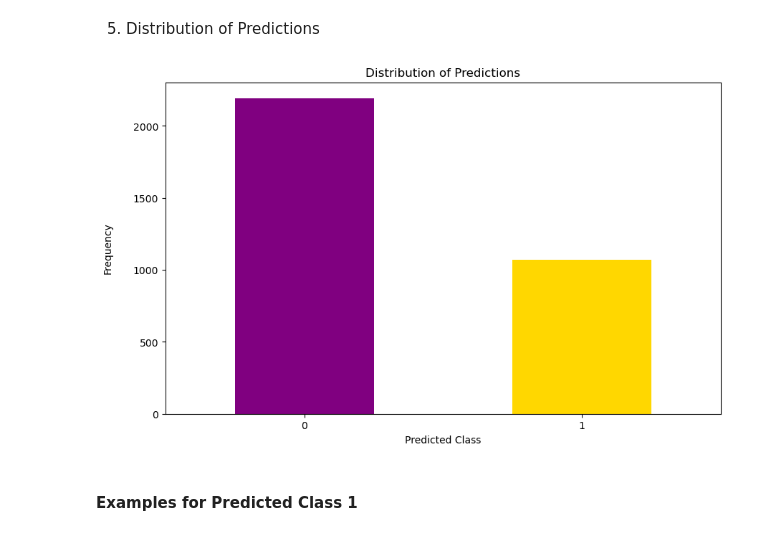
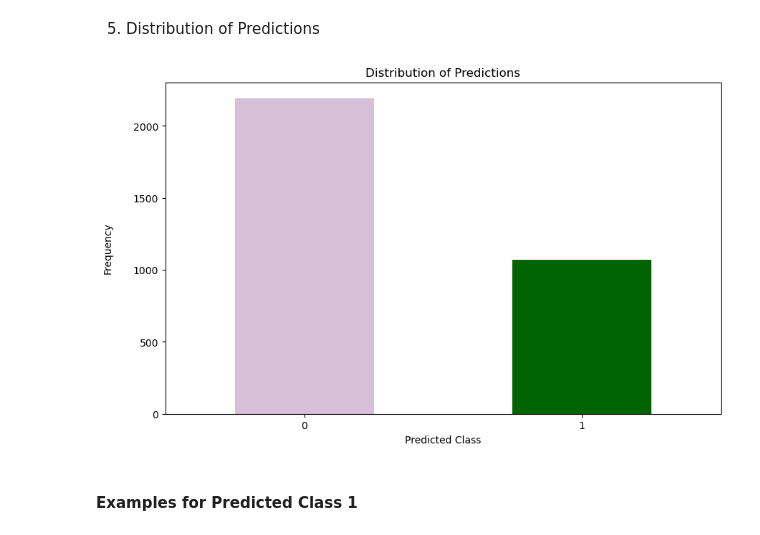
Before and after one commit to FHorwege/NLP_Disaster_Tweets, a Jupyter notebook: src/visualization/visualisations.ipynb, the cells around one changed output. Saved outputs shown, nothing was run; the diff lists cells and outputs as text; code cells hidden in the pictures.

```diff
--- a/src/visualization/visualisations.ipynb
+++ b/src/visualization/visualisations.ipynb
@@ -165,18 +156,18 @@ plt.show()
 # %%
 # Load the predictions
 predictions_df = pd.read_csv('/Users/oyabazer/Documents/Uni/Data Science in Practice/NLP_Disaster_Tweets/docs/predictions.csv')
-colors = ['purple', 'gold']
+colors = ['thistle', 'darkgreen']
 
 # Plot the distribution of predictions
 plt.figure(figsize=(10, 6))
 predictions_df['predictions'].value_counts().plot(kind='bar', color=colors)
 plt.xlabel('Predicted Class')
 plt.ylabel('Frequency', labelpad=20)
 plt.title('Distribution of Predictions')
 plt.xticks(rotation=0)
 plt.show()
 # %% [output]
-[figure, old version]
+[figure, new version]
 # %%
 # Load the predictions
 predictions_df = pd.read_csv('/Users/oyabazer/Documents/Uni/Data Science in Practice/NLP_Disaster_Tweets/docs/predictions.csv')
```
Also changed, not shown: parts of 3 cells of this notebook, 2 other files.
